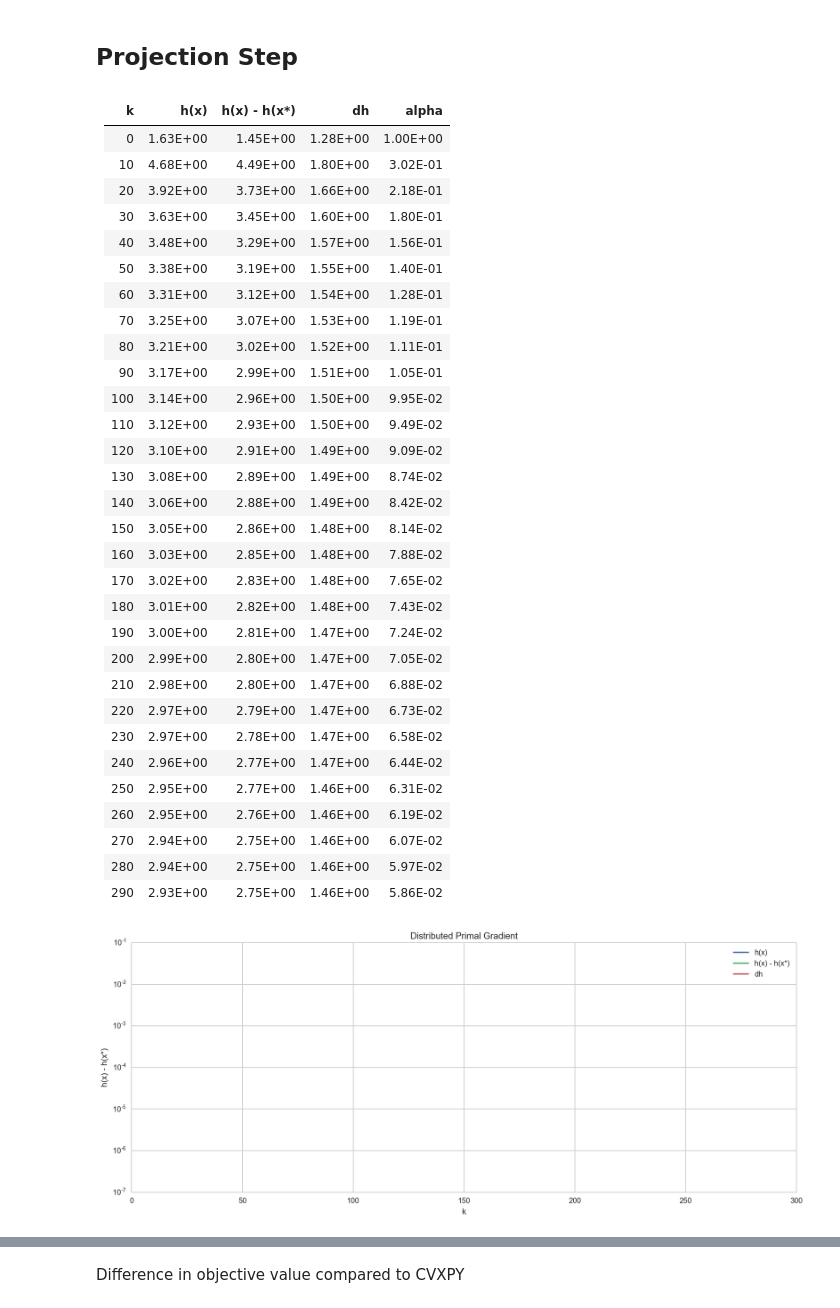
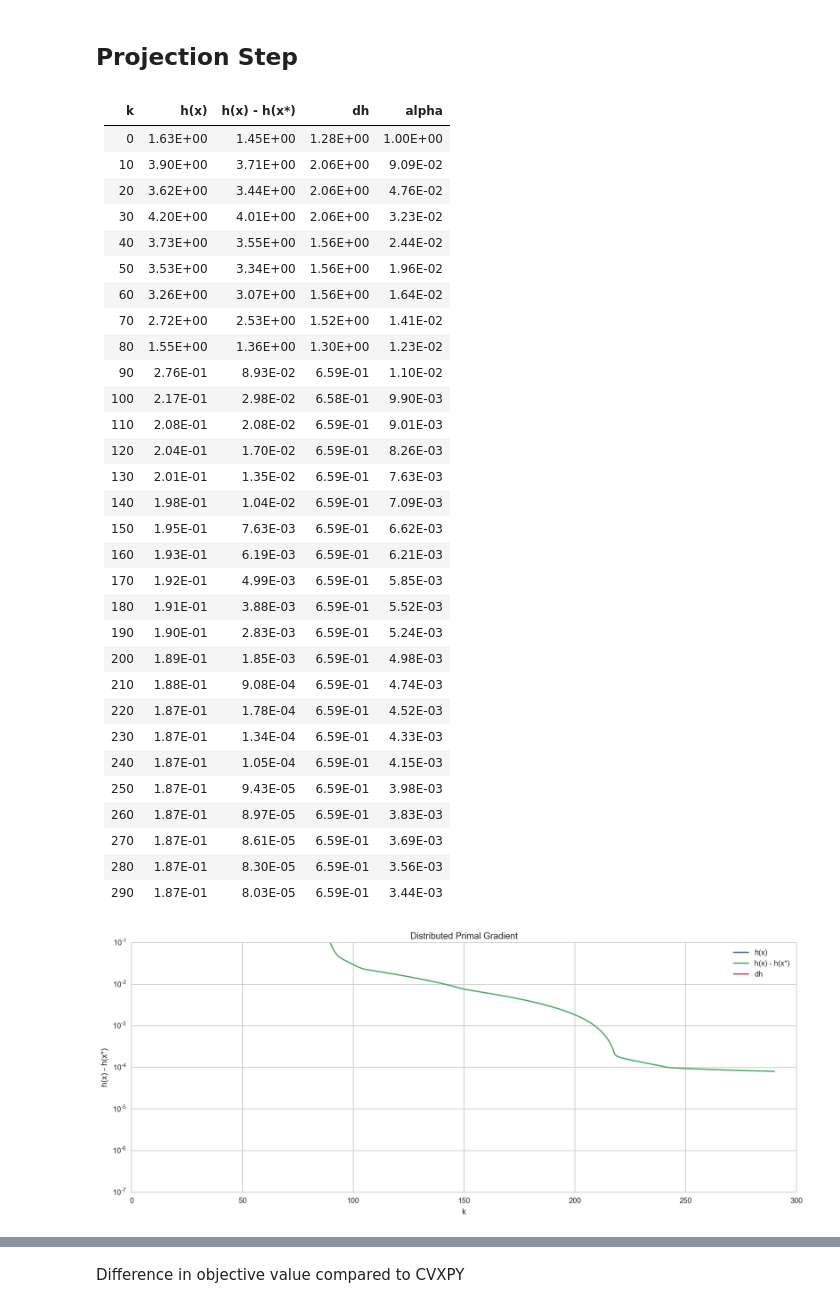
Before and after one commit to martinzellner/mp-pfnet, a Jupyter notebook: Load Variance.ipynb, the cells around one changed output, grey strips where cells are left out. Drawn from its saved outputs; the diff is of its cells as text; code cells hidden in the pictures.

```diff
--- a/Load Variance.ipynb
+++ b/Load Variance.ipynb
@@ -507,61 +507,61 @@ max_iteration = 300
 dpg_output = OptOutput("Distributed Primal Gradient", max_iteration,
                    ["k", "h(x)", "h(x) - h(x*)", "dh", "alpha"], label="h(x) - h(x*)")
 
 
 for k in range(max_iteration):
-    alpha = 1 / np.sqrt(k + 1)
+    alpha = 1 / (k + 1)
 
     xstep = np.zeros(xsol.shape)
 
     with multiprocessing.Pool() as pool:
         steps = pool.starmap(proj_x, [(p_bats[bus.index] * xsol - alpha * grad_h(xsol, bus=bus),
                                        bus.index) for bus in buses_wo_slack])
 
     xpre = xsol.copy()
     xsol = sum([p_bats[i].T * step for i, step in enumerate(steps)])
 
     # Output
     dpg_output.update_values({"k" : k,
                           "h(x)" : h(xsol),
                           "h(x) - h(x*)" : h(xsol)- h(xstar),
                           "dh" : norm(grad_h(xsol), ord=inf),
                           "alpha": alpha})
 
     # check convergence
     #if norm(xsol - xpre, ord=inf) < 1e-5:
     #    print('Converged')
     #    break
 # %% [output]
 | k|h(x)|h(x) - h(x*)|dh|alpha |
 | ---|---|---|---|---|
 | 0|1.63E+00|1.45E+00|1.28E+00|1.00E+00|
-| 10|4.68E+00|4.49E+00|1.80E+00|3.02E-01|
-| 20|3.92E+00|3.73E+00|1.66E+00|2.18E-01|
-| 30|3.63E+00|3.45E+00|1.60E+00|1.80E-01|
-| 40|3.48E+00|3.29E+00|1.57E+00|1.56E-01|
-| 50|3.38E+00|3.19E+00|1.55E+00|1.40E-01|
-| 60|3.31E+00|3.12E+00|1.54E+00|1.28E-01|
-| 70|3.25E+00|3.07E+00|1.53E+00|1.19E-01|
-| 80|3.21E+00|3.02E+00|1.52E+00|1.11E-01|
-| 90|3.17E+00|2.99E+00|1.51E+00|1.05E-01|
-| 100|3.14E+00|2.96E+00|1.50E+00|9.95E-02|
-| 110|3.12E+00|2.93E+00|1.50E+00|9.49E-02|
-| 120|3.10E+00|2.91E+00|1.49E+00|9.09E-02|
-| 130|3.08E+00|2.89E+00|1.49E+00|8.74E-02|
-| 140|3.06E+00|2.88E+00|1.49E+00|8.42E-02|
-| 150|3.05E+00|2.86E+00|1.48E+00|8.14E-02|
-| 160|3.03E+00|2.85E+00|1.48E+00|7.88E-02|
-| 170|3.02E+00|2.83E+00|1.48E+00|7.65E-02|
-| 180|3.01E+00|2.82E+00|1.48E+00|7.43E-02|
-| 190|3.00E+00|2.81E+00|1.47E+00|7.24E-02|
-| 200|2.99E+00|2.80E+00|1.47E+00|7.05E-02|
-| 210|2.98E+00|2.80E+00|1.47E+00|6.88E-02|
-| 220|2.97E+00|2.79E+00|1.47E+00|6.73E-02|
-| 230|2.97E+00|2.78E+00|1.47E+00|6.58E-02|
-| 240|2.96E+00|2.77E+00|1.47E+00|6.44E-02|
-| 250|2.95E+00|2.77E+00|1.46E+00|6.31E-02|
-| 260|2.95E+00|2.76E+00|1.46E+00|6.19E-02|
-| 270|2.94E+00|2.75E+00|1.46E+00|6.07E-02|
-| 280|2.94E+00|2.75E+00|1.46E+00|5.97E-02|
-| 290|2.93E+00|2.75E+00|1.46E+00|5.86E-02|
+| 10|3.90E+00|3.71E+00|2.06E+00|9.09E-02|
+| 20|3.62E+00|3.44E+00|2.06E+00|4.76E-02|
+| 30|4.20E+00|4.01E+00|2.06E+00|3.23E-02|
+| 40|3.73E+00|3.55E+00|1.56E+00|2.44E-02|
+| 50|3.53E+00|3.34E+00|1.56E+00|1.96E-02|
+| 60|3.26E+00|3.07E+00|1.56E+00|1.64E-02|
+| 70|2.72E+00|2.53E+00|1.52E+00|1.41E-02|
+| 80|1.55E+00|1.36E+00|1.30E+00|1.23E-02|
+| 90|2.76E-01|8.93E-02|6.59E-01|1.10E-02|
+| 100|2.17E-01|2.98E-02|6.58E-01|9.90E-03|
+| 110|2.08E-01|2.08E-02|6.59E-01|9.01E-03|
+| 120|2.04E-01|1.70E-02|6.59E-01|8.26E-03|
+| 130|2.01E-01|1.35E-02|6.59E-01|7.63E-03|
+| 140|1.98E-01|1.04E-02|6.59E-01|7.09E-03|
+| 150|1.95E-01|7.63E-03|6.59E-01|6.62E-03|
+| 160|1.93E-01|6.19E-03|6.59E-01|6.21E-03|
+| 170|1.92E-01|4.99E-03|6.59E-01|5.85E-03|
+| 180|1.91E-01|3.88E-03|6.59E-01|5.52E-03|
+| 190|1.90E-01|2.83E-03|6.59E-01|5.24E-03|
+| 200|1.89E-01|1.85E-03|6.59E-01|4.98E-03|
+| 210|1.88E-01|9.08E-04|6.59E-01|4.74E-03|
+| 220|1.87E-01|1.78E-04|6.59E-01|4.52E-03|
+| 230|1.87E-01|1.34E-04|6.59E-01|4.33E-03|
+| 240|1.87E-01|1.05E-04|6.59E-01|4.15E-03|
+| 250|1.87E-01|9.43E-05|6.59E-01|3.98E-03|
+| 260|1.87E-01|8.97E-05|6.59E-01|3.83E-03|
+| 270|1.87E-01|8.61E-05|6.59E-01|3.69E-03|
+| 280|1.87E-01|8.30E-05|6.59E-01|3.56E-03|
+| 290|1.87E-01|8.03E-05|6.59E-01|3.44E-03|
-[figure, old version]
+[figure, new version]
```
Also changed, not shown: parts of 4 cells of this notebook.
